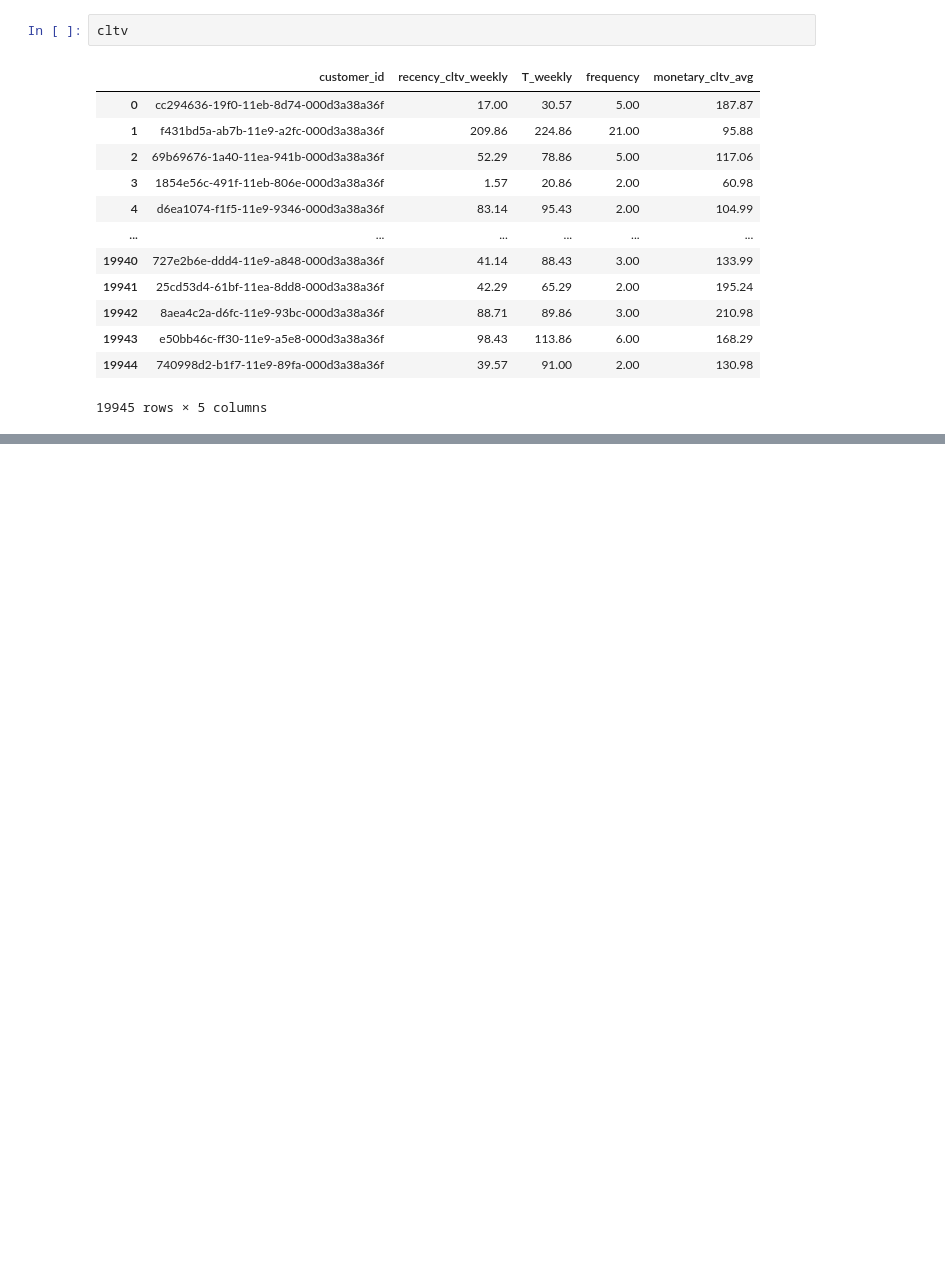
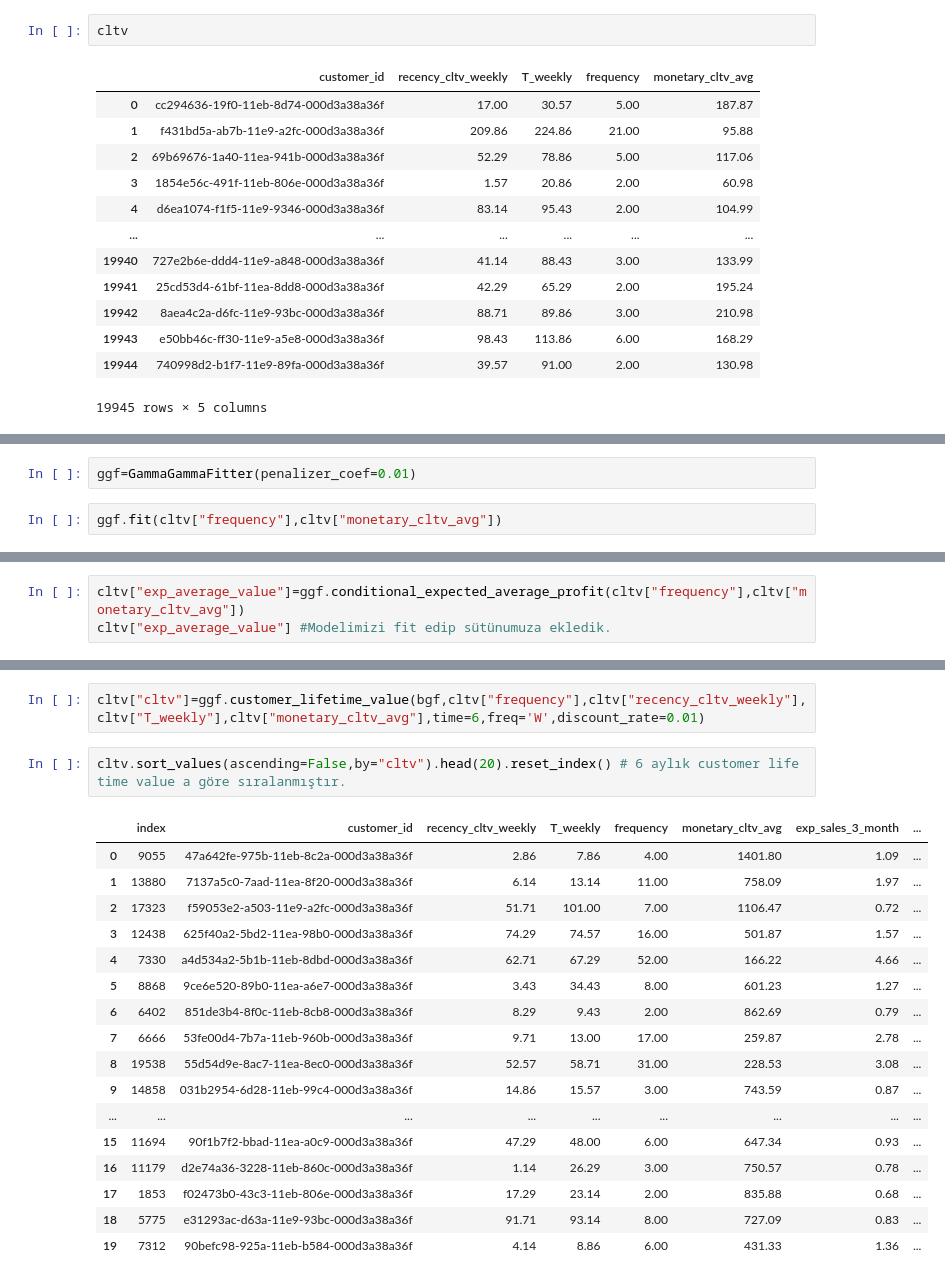
Before and after one commit to NevzatTaha/FLO_CLTV_Prediction, a Jupyter notebook: CLTV.ipynb, the cells around one changed output, grey strips where cells are left out. Cells and saved outputs as stored; diff of their text form; blank space fills up the shorter version.

```diff
--- a/CLTV.ipynb
+++ b/CLTV.ipynb
@@ -179,0 +221,4 @@ life_time=cltv.customer_lifeti
+# %%
+ggf=GammaGammaFitter(penalizer_coef=0.01)
+# %%
+ggf.fit(cltv["frequency"],cltv["monetary_cltv_avg"])
@@ -179,0 +227,3 @@ life_time=cltv.customer_lifeti
+# %%
+cltv["exp_average_value"]=ggf.conditional_expected_average_profit(cltv["frequency"],cltv["monetary_cltv_avg"])
+cltv["exp_average_value"] #Modelimizi fit edip sütünumuza ekledik.
@@ -179,0 +250,22 @@ life_time=cltv.customer_lifeti
+# %%
+cltv["cltv"]=ggf.customer_lifetime_value(bgf,cltv["frequency"],cltv["recency_cltv_weekly"],cltv["T_weekly"],cltv["monetary_cltv_avg"],time=6,freq='W',discount_rate=0.01)
+# %%
+cltv.sort_values(ascending=False,by="cltv").head(20).reset_index() # 6 aylık customer life time value a göre sıralanmıştır.
+# %% [output]
+|  | index | customer_id | recency_cltv_weekly | T_weekly | frequency | monetary_cltv_avg | exp_sales_3_month | ... |
+| 0 | 9055 | 47a642fe-975b-11eb-8c2a-000d3a38a36f | 2.86 | 7.86 | 4.00 | 1401.80 | 1.09 | ... |
+| 1 | 13880 | 7137a5c0-7aad-11ea-8f20-000d3a38a36f | 6.14 | 13.14 | 11.00 | 758.09 | 1.97 | ... |
+| 2 | 17323 | f59053e2-a503-11e9-a2fc-000d3a38a36f | 51.71 | 101.00 | 7.00 | 1106.47 | 0.72 | ... |
+| 3 | 12438 | 625f40a2-5bd2-11ea-98b0-000d3a38a36f | 74.29 | 74.57 | 16.00 | 501.87 | 1.57 | ... |
+| 4 | 7330 | a4d534a2-5b1b-11eb-8dbd-000d3a38a36f | 62.71 | 67.29 | 52.00 | 166.22 | 4.66 | ... |
+| 5 | 8868 | 9ce6e520-89b0-11ea-a6e7-000d3a38a36f | 3.43 | 34.43 | 8.00 | 601.23 | 1.27 | ... |
+| 6 | 6402 | 851de3b4-8f0c-11eb-8cb8-000d3a38a36f | 8.29 | 9.43 | 2.00 | 862.69 | 0.79 | ... |
+| 7 | 6666 | 53fe00d4-7b7a-11eb-960b-000d3a38a36f | 9.71 | 13.00 | 17.00 | 259.87 | 2.78 | ... |
+| 8 | 19538 | 55d54d9e-8ac7-11ea-8ec0-000d3a38a36f | 52.57 | 58.71 | 31.00 | 228.53 | 3.08 | ... |
+| 9 | 14858 | 031b2954-6d28-11eb-99c4-000d3a38a36f | 14.86 | 15.57 | 3.00 | 743.59 | 0.87 | ... |
+| ... | ... | ... | ... | ... | ... | ... | ... | ... |
+| 15 | 11694 | 90f1b7f2-bbad-11ea-a0c9-000d3a38a36f | 47.29 | 48.00 | 6.00 | 647.34 | 0.93 | ... |
+| 16 | 11179 | d2e74a36-3228-11eb-860c-000d3a38a36f | 1.14 | 26.29 | 3.00 | 750.57 | 0.78 | ... |
+| 17 | 1853 | f02473b0-43c3-11eb-806e-000d3a38a36f | 17.29 | 23.14 | 2.00 | 835.88 | 0.68 | ... |
+| 18 | 5775 | e31293ac-d63a-11e9-93bc-000d3a38a36f | 91.71 | 93.14 | 8.00 | 727.09 | 0.83 | ... |
+| 19 | 7312 | 90befc98-925a-11eb-b584-000d3a38a36f | 4.14 | 8.86 | 6.00 | 431.33 | 1.36 | ... |
```
Also changed, not shown: parts of 19 cells of this notebook.
